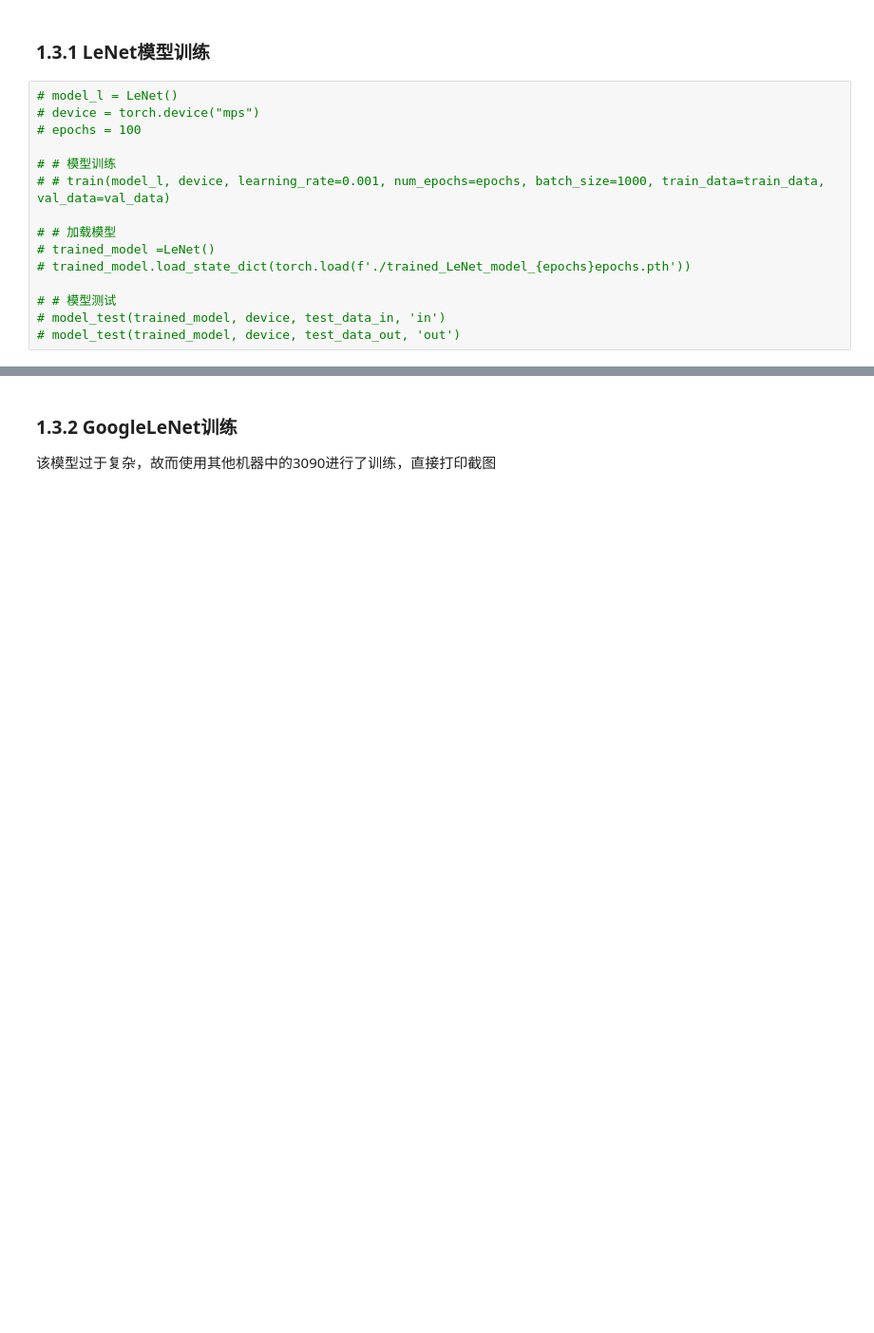
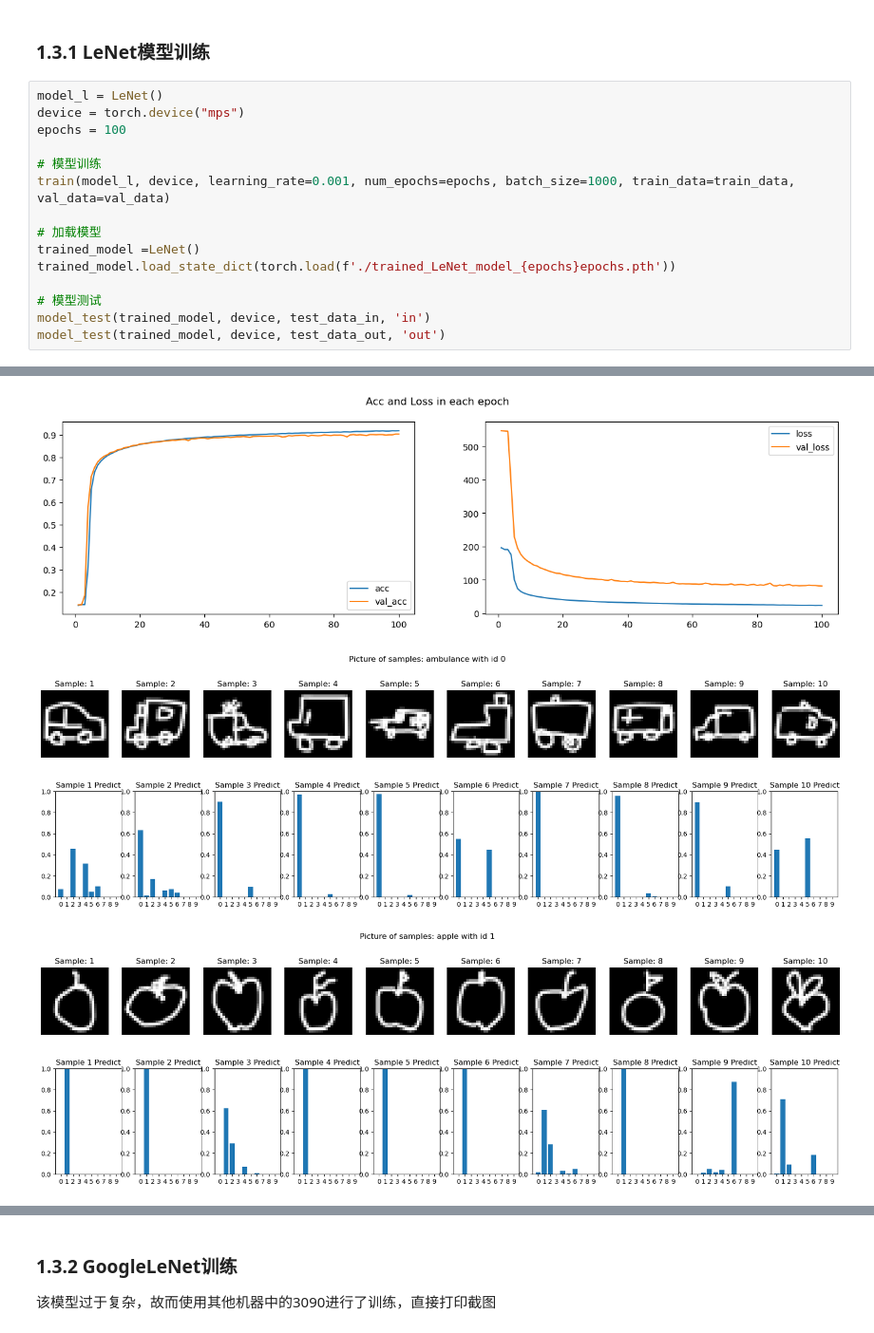
Before and after one commit to CoEric0/LJ_ai_task, a Jupyter notebook: exp004/exp004.ipynb, the cells around one changed output, grey strips where cells are left out. Shown at 95% size. Cells and saved outputs as stored; diff of their text form; blank space fills up the shorter version.

```diff
--- a/exp004/exp004.ipynb
+++ b/exp004/exp004.ipynb
@@ -433,17 +433,18 @@ def model_test(model, device, test_data_set, test_data_set_class):
 # %% [markdown]
 ### 1.3.1 LeNet模型训练
 # %%
-# model_l = LeNet()
-# device = torch.device("mps")
-# epochs = 100
+model_l = LeNet()
+device = torch.device("mps")
+epochs = 100
 
-# # 模型训练
-# # train(model_l, device, learning_rate=0.001, num_epochs=epochs, batch_size=1000, train_data=train_data, val_data=val_data)
+# 模型训练
+train(model_l, device, learning_rate=0.001, num_epochs=epochs, batch_size=1000, train_data=train_data, val_data=val_data)
 
-# # 加载模型
-# trained_model =LeNet()
-# trained_model.load_state_dict(torch.load(f'./trained_LeNet_model_{epochs}epochs.pth'))
+# 加载模型
+trained_model =LeNet()
+trained_model.load_state_dict(torch.load(f'./trained_LeNet_model_{epochs}epochs.pth'))
 
-# # 模型测试
-# model_test(trained_model, device, test_data_in, 'in')
-# model_test(trained_model, device, test_data_out, 'out')
+# 模型测试
+model_test(trained_model, device, test_data_in, 'in')
+model_test(trained_model, device, test_data_out, 'out')
+# %% [output]
@@ -449,0 +462,5 @@ def model_test(model, device, test_data_set, test_data_set_class):
+[figure, added]
+[figure, added]
+[figure, added]
+[figure, added]
+[figure, added]
```
Also changed, not shown: parts of 4 cells of this notebook, 1 other file.
